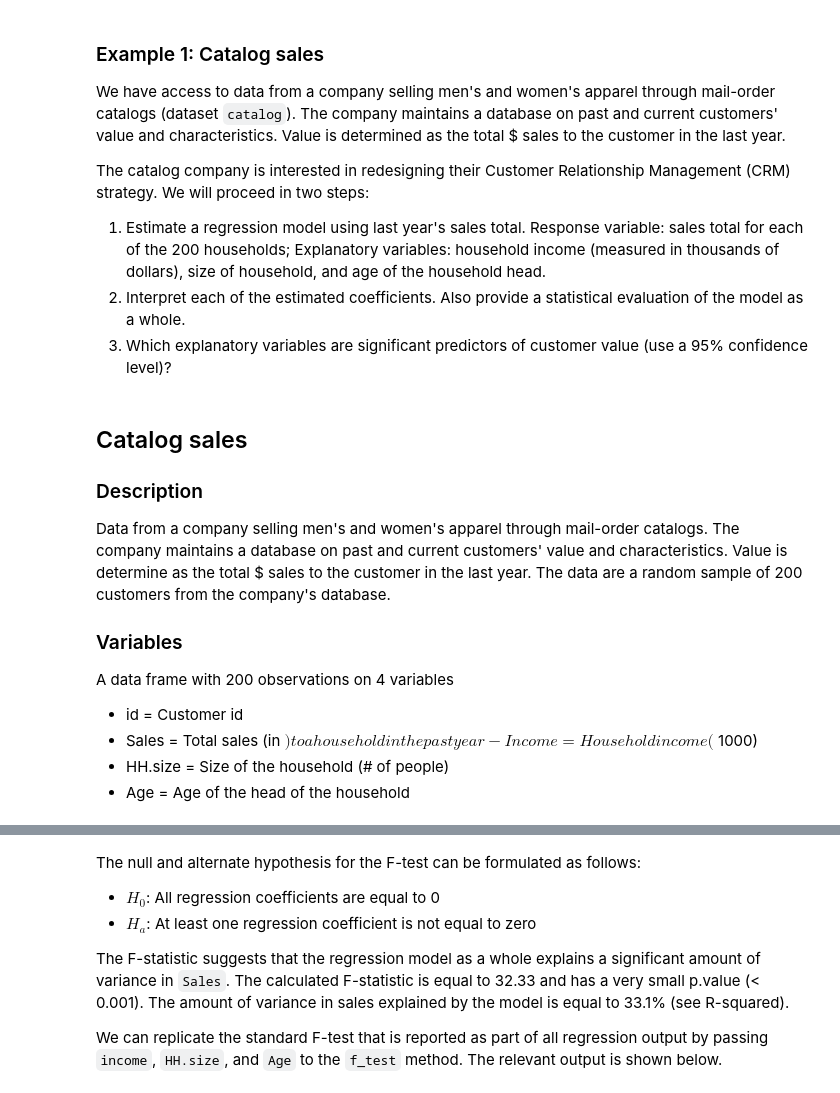
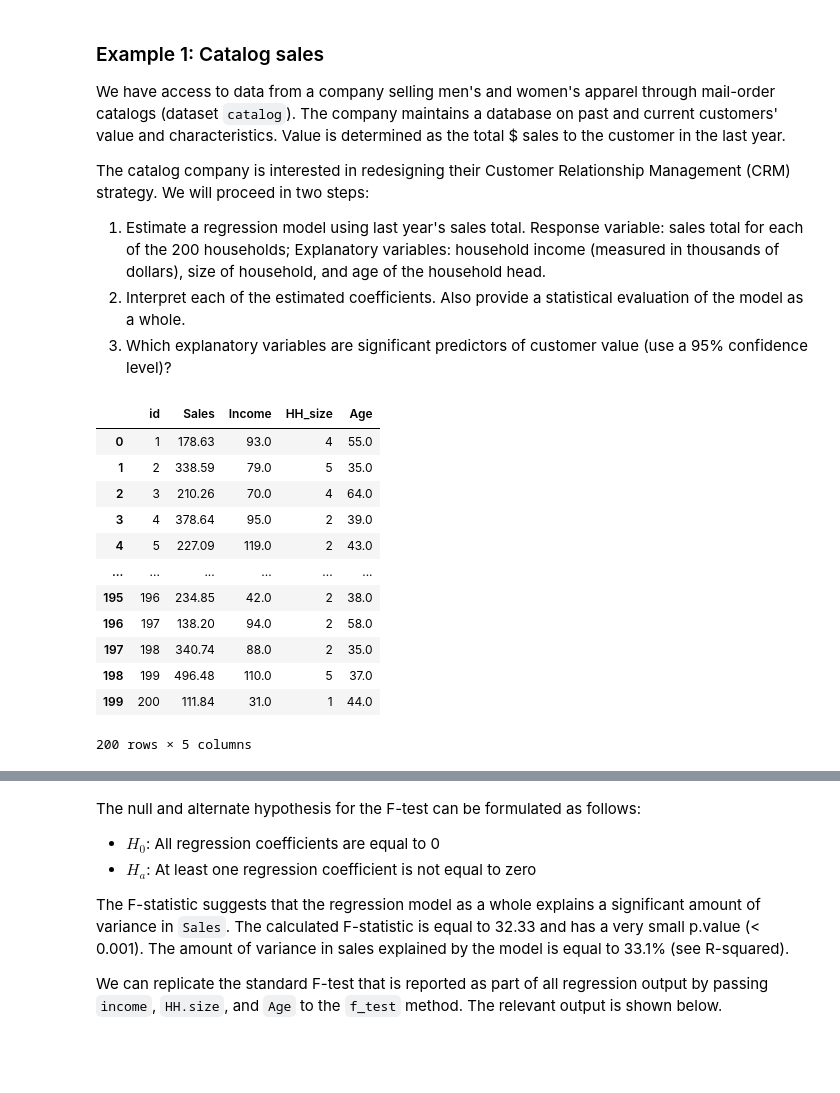
Before and after one commit to vnijs/pyrsm, a Jupyter notebook: examples/model-linear-regression.ipynb, the cells around one changed output, grey strips where cells are left out. Drawn from its saved outputs; the diff is of its cells as text; code cells hidden in the pictures; blank space fills up the shorter version.

```diff
--- a/examples/model-linear-regression.ipynb
+++ b/examples/model-linear-regression.ipynb
@@ -30,24 +27,19 @@ The catalog company is interested in redesigning their Customer Relationship Man
 3. Which explanatory variables are significant predictors of customer value (use a 95% confidence level)?
 # %%
 # load example data from the pyrsm library
-rsm.load_data(pkg="model", name="catalog", dct=globals())
+catalog, catalog_description = rsm.load_data(pkg="model", name="catalog")
+catalog
+# %% [output]
+|  | id | Sales | Income | HH_size | Age |
+| 0 | 1 | 178.63 | 93.0 | 4 | 55.0 |
+| 1 | 2 | 338.59 | 79.0 | 5 | 35.0 |
+| 2 | 3 | 210.26 | 70.0 | 4 | 64.0 |
+| 3 | 4 | 378.64 | 95.0 | 2 | 39.0 |
+| 4 | 5 | 227.09 | 119.0 | 2 | 43.0 |
+| ... | ... | ... | ... | ... | ... |
+| 195 | 196 | 234.85 | 42.0 | 2 | 38.0 |
+| 196 | 197 | 138.20 | 94.0 | 2 | 58.0 |
+| 197 | 198 | 340.74 | 88.0 | 2 | 35.0 |
+| 198 | 199 | 496.48 | 110.0 | 5 | 37.0 |
+| 199 | 200 | 111.84 | 31.0 | 1 | 44.0 |
+200 rows × 5 columns
-# %%
-# each dataset in the pyrsm library has a description attached
-# use the function below to show the description
-rsm.describe(catalog)
-# %% [output]
-## Catalog sales
-
-### Description
-
-Data from a company selling men's and women's apparel through mail-order catalogs. The company maintains a database on past and current customers' value and characteristics. Value is determine as the total $ sales to the customer in the last year. The data are a random sample of 200 customers from the company's database.
-
-### Variables
-
-A data frame with 200 observations on 4 variables
-
-- id = Customer id
-- Sales =	Total sales (in $) to a household in the past year
-- Income = Household income ($1000)
-- HH.size = Size of the household (# of people)
-- Age = Age of the head of the household
```
Also changed, not shown: parts of 54 cells of this notebook, 3 other files.
